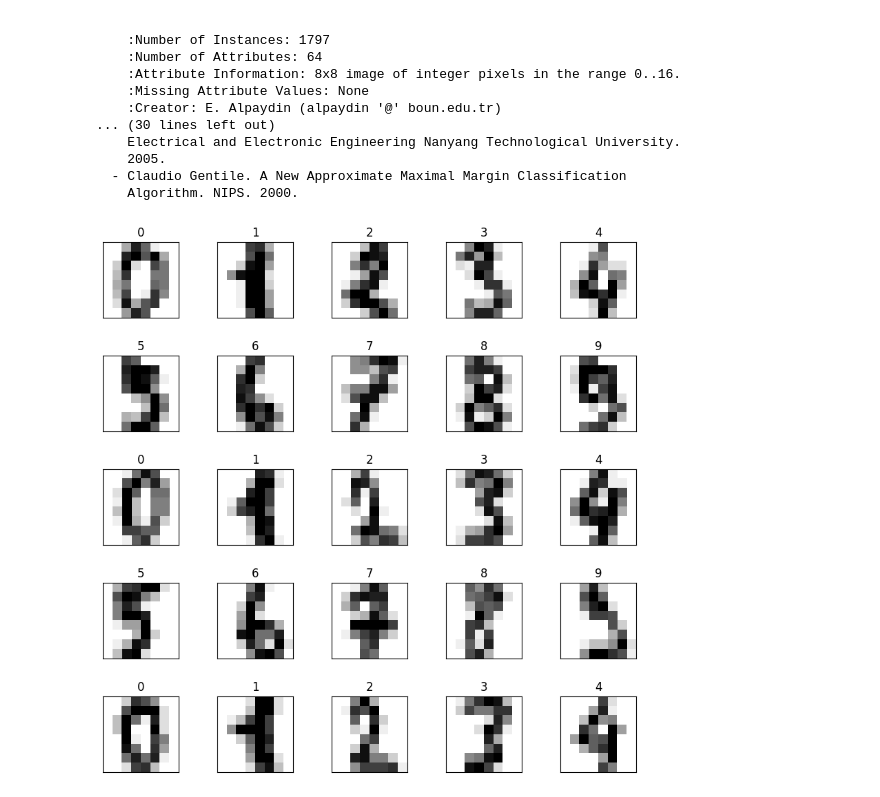
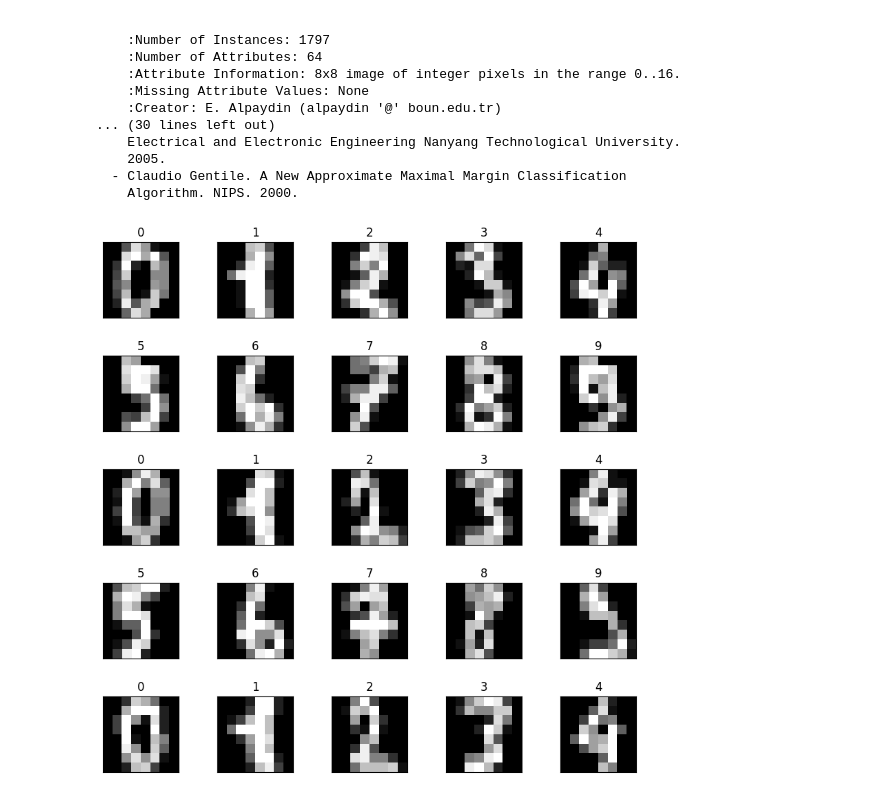
Before and after one commit to matsunagalab/lecture_ML, a Jupyter notebook: machine_learning_02.ipynb, the cells around one changed output. Saved outputs shown, nothing was run; the diff lists cells and outputs as text; code cells hidden in the pictures.

```diff
--- a/machine_learning_02.ipynb
+++ b/machine_learning_02.ipynb
@@ -143,9 +143,10 @@ Optical recognition of handwritten digits dataset
 # %%
 # データのプロット
 fig, axes = plt.subplots(5, 5, figsize=(10, 10), subplot_kw={'xticks':[], 'yticks':[]}, gridspec_kw=dict(hspace=0.5, wspace=0.5))
 
 for i, ax in enumerate(axes.flat):
-    ax.imshow(mnist.images[i], cmap=plt.cm.gray_r, interpolation='nearest')
+    ax.imshow(mnist.images[i], cmap='gray',
+            interpolation='nearest')
     ax.set_title(mnist.target[i])
 # %% [output]
-[figure, old version]
+[figure, new version]
```
